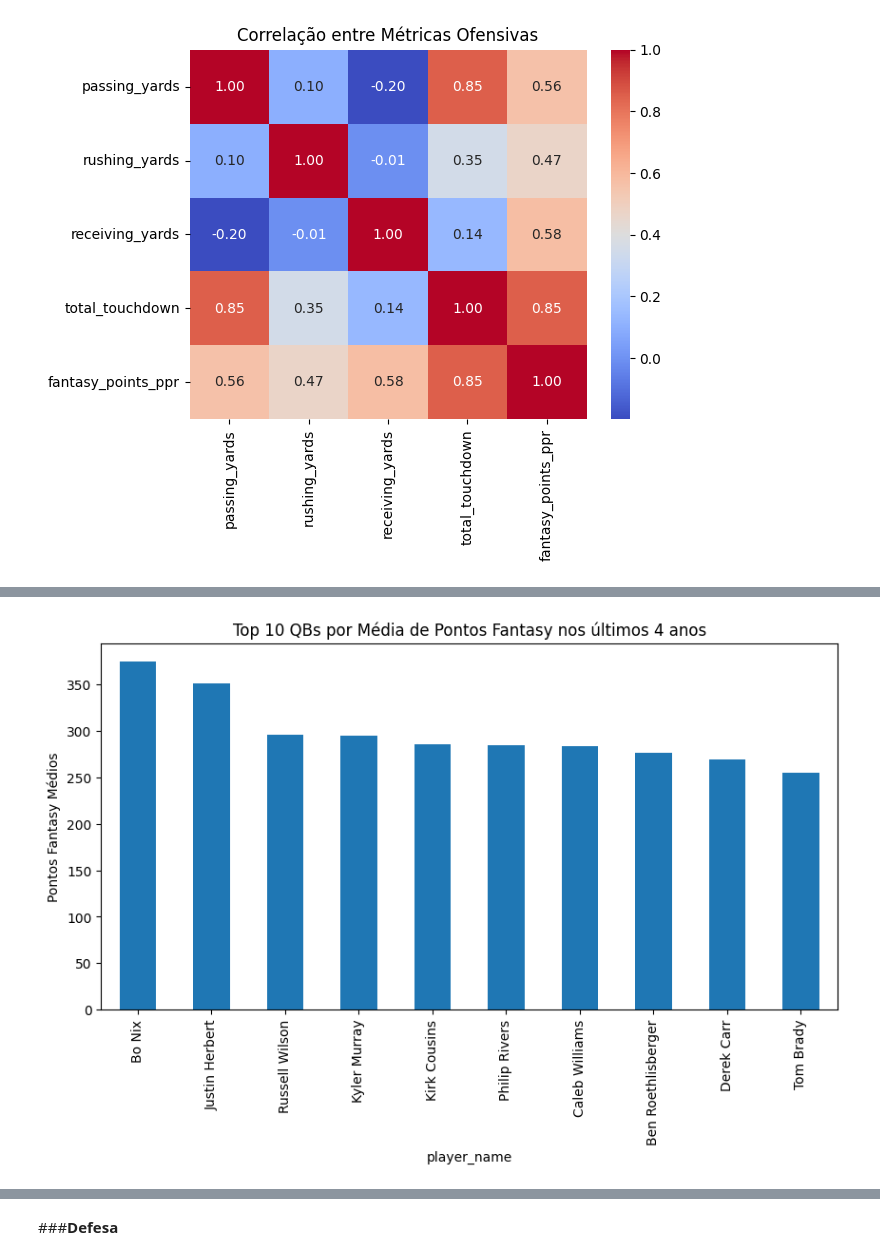
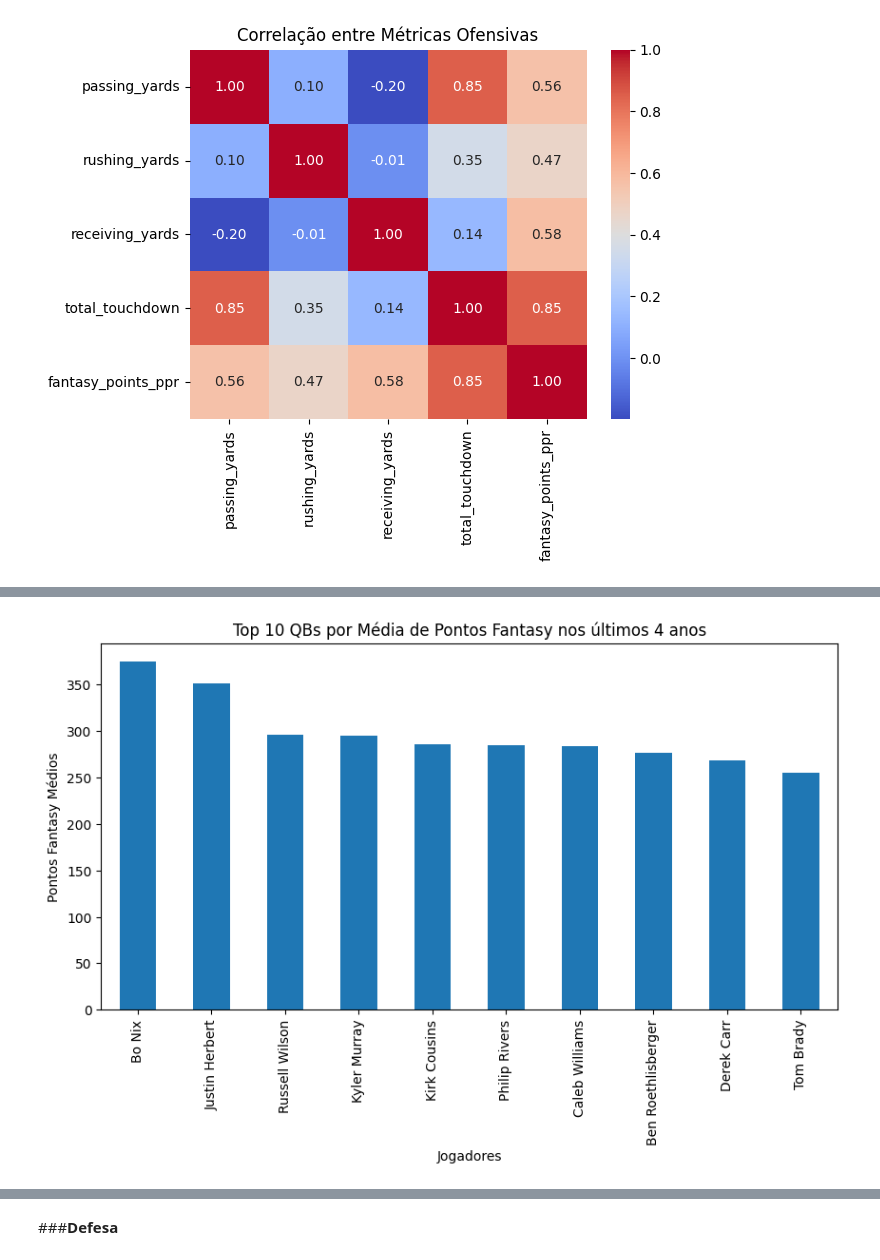
Before and after one commit to CarlosSotero/NFL_Stats_Players, a Jupyter notebook: NFL_Moderna.ipynb, the cells around one changed output, grey strips where cells are left out. Saved outputs shown, nothing was run; the diff lists cells and outputs as text; code cells hidden in the pictures.

```diff
--- a/NFL_Moderna.ipynb
+++ b/NFL_Moderna.ipynb
@@ -477,8 +482,9 @@ plt.show()
 # %%
 # Top QBs em média de pontos fantasy nos últimos quatros anos
-top_qbs_fantasy = qbs_recentes.groupby('player_name')['fantasy_points_ppr'].mean().nlargest(10)
-top_qbs_fantasy.plot(kind='bar', figsize=(10,5), title='Top 10 QBs por Média de Pontos Fantasy nos últimos 4 anos')
+top_qbs_fantasy_recentes = qbs_recentes.groupby('player_name')['fantasy_points_ppr'].mean().nlargest(10)
+top_qbs_fantasy_recentes.plot(kind='bar', figsize=(10,5), title='Top 10 QBs por Média de Pontos Fantasy nos últimos 4 anos')
 plt.ylabel('Pontos Fantasy Médios')
+plt.xlabel('Jogadores')
 plt.show()
 # %% [output]
-[figure, old version]
+[figure, new version]
```
Also changed, not shown: parts of 59 cells of this notebook.
